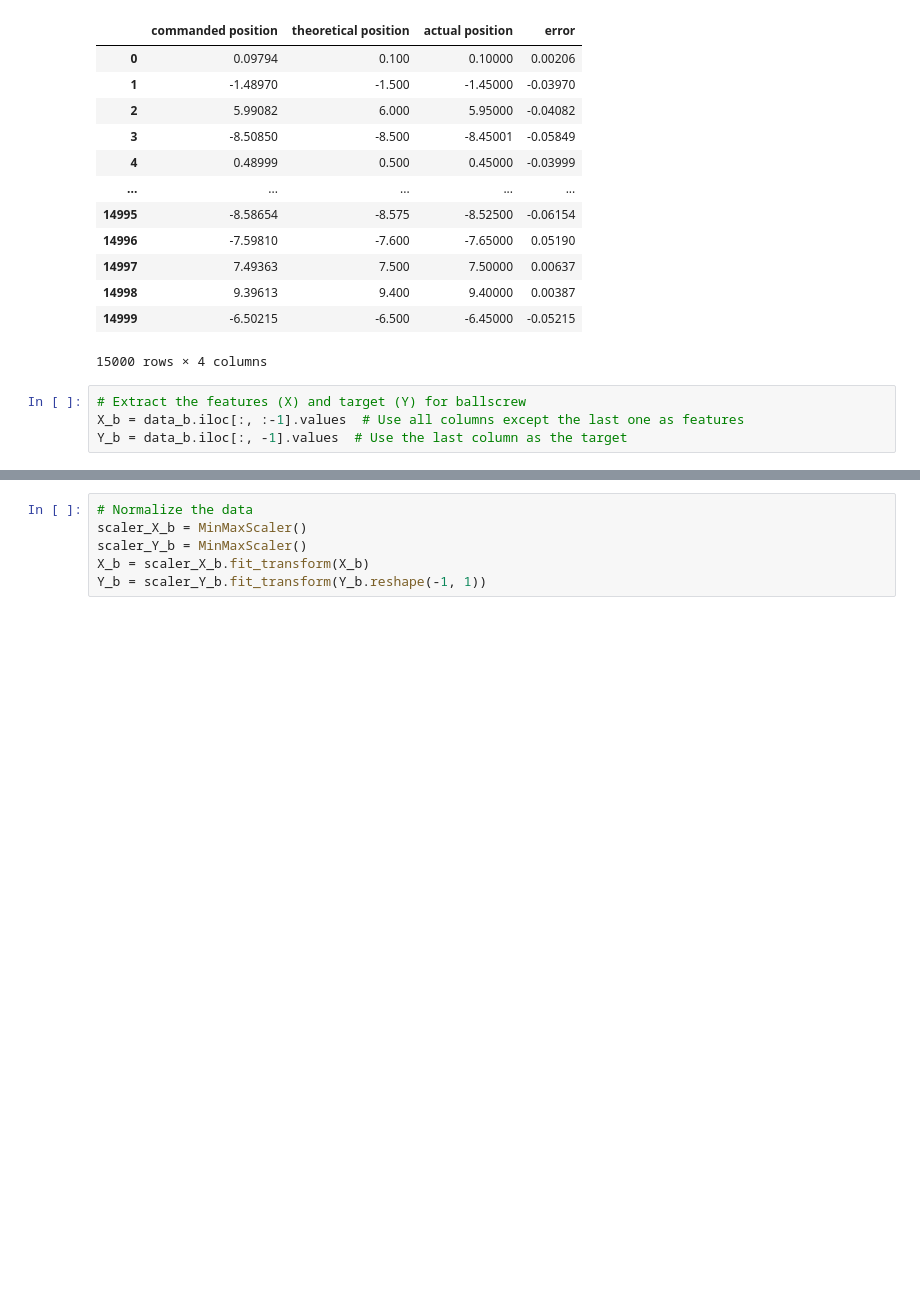
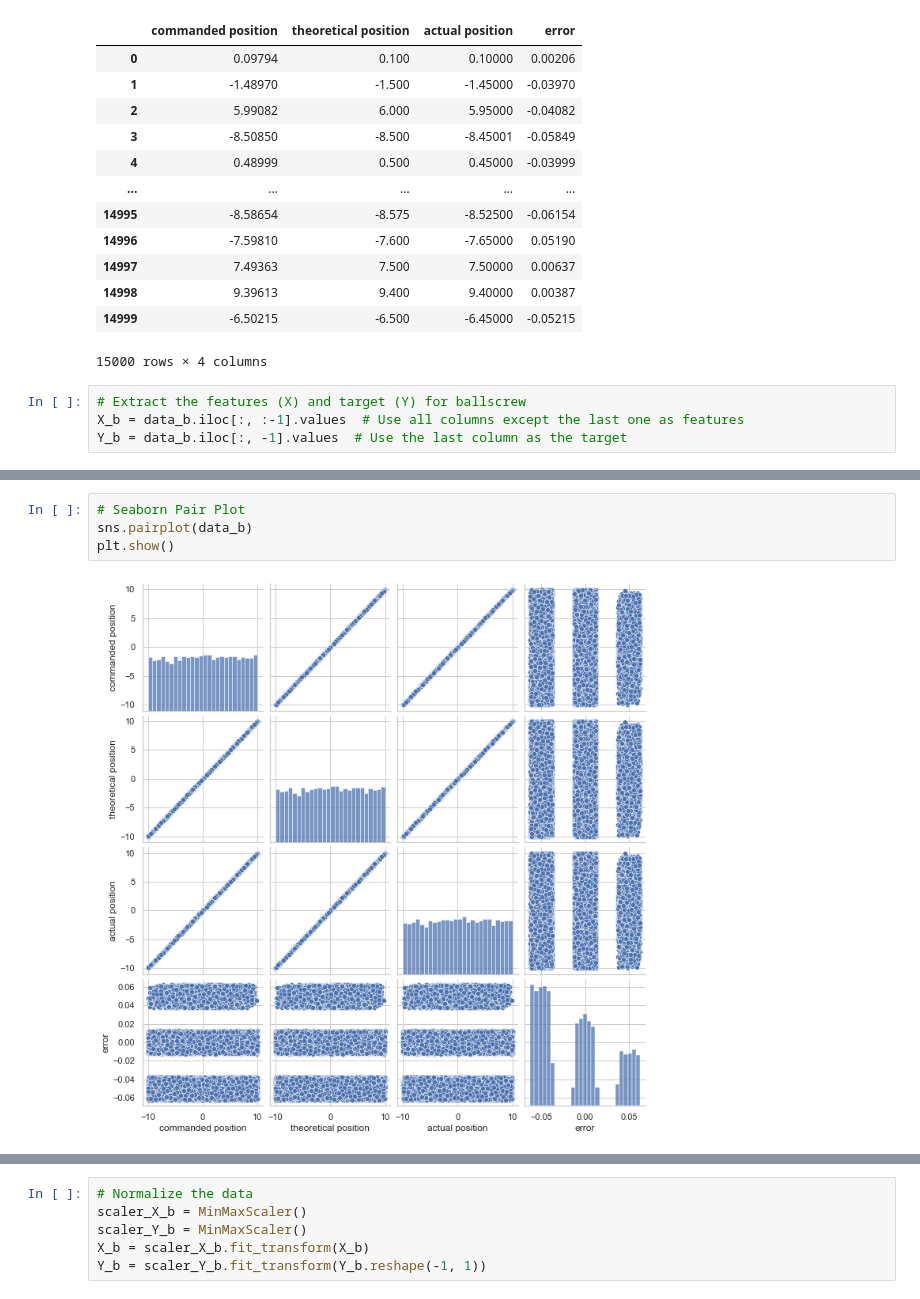
Before and after one commit to sanamsabooni/Thesis_ErrorDetection, a Jupyter notebook: Thesis_ErrorDetection.ipynb, the cells around one changed output, grey strips where cells are left out. Saved outputs shown, nothing was run; the diff lists cells and outputs as text; blank space fills up the shorter version.

```diff
--- a/Thesis_ErrorDetection.ipynb
+++ b/Thesis_ErrorDetection.ipynb
@@ -42,0 +72,6 @@ Y_b = data_b.iloc[:, -1].values  # Use the last column as the target
+# %%
+# Seaborn Pair Plot
+sns.pairplot(data_b)
+plt.show()
+# %% [output]
+[figure, added]
```
Also changed, not shown: parts of 18 cells of this notebook, 3 other files.
